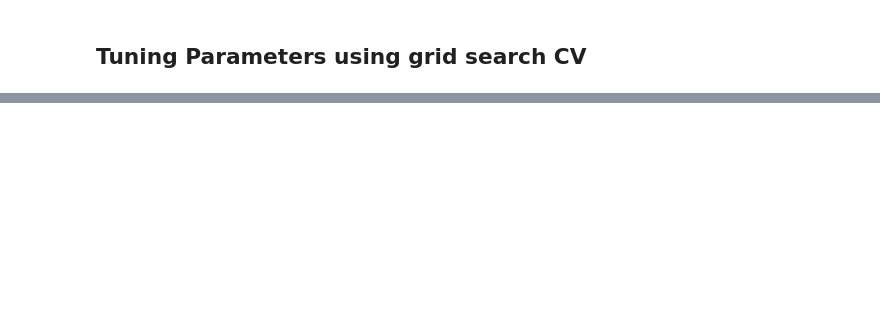
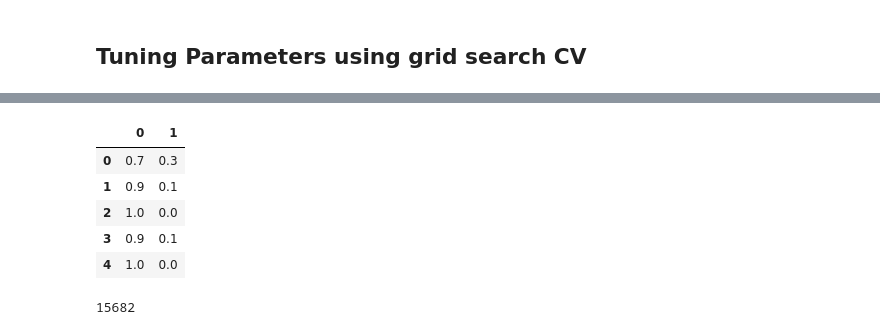
Before and after one commit to alabrashJr/ML_Project, a Jupyter notebook: Final Project.ipynb, the cells around one changed output, grey strips where cells are left out. Cells and saved outputs as stored; diff of their text form; code cells hidden in the pictures; blank space fills up the shorter version.

```diff
--- a/Final Project.ipynb
+++ b/Final Project.ipynb
@@ -477,0 +306,6 @@ avg / total       0.99      0.99      0.99       170
+# %%
+model=model=RandomForestClassifier(bootstrap=True,class_weight=None,criterion='gini',max_depth=15,max_features='auto',max_leaf_nodes=None,
+                            min_impurity_decrease=0.0,min_impurity_split=None,min_samples_leaf=10,min_samples_split=2,min_weight_fraction_leaf=0.0,
+                            n_estimators=10,n_jobs=None,oob_score=False,random_state=10,verbose=0,warm_start=False)
+model.fit (Xt_new, Yt_new)
+pred=model.predict_proba(test_X)
@@ -477,0 +323,10 @@ avg / total       0.99      0.99      0.99       170
+# %%
+RandomForestClassifier(bootstrap=True, class_weight=None, criterion='gini',
+            max_depth=30, max_features='auto', max_leaf_nodes=None,
+            min_impurity_decrease=0.0, min_impurity_split=None,
+            min_samples_leaf=1, min_samples_split=2,
+            min_weight_fraction_leaf=0.0, n_estimators=54, n_jobs=None,
+            oob_score=False, random_state=None, verbose=0,
+            warm_start=False)
+model.fit (Xt_new, Yt_new)
+pred=model.predict_proba(test_X)
@@ -477,0 +340,14 @@ avg / total       0.99      0.99      0.99       170
+# %%
+df2= pd.DataFrame(pred)
+df2.head()
+# %% [output]
+|  | 0 | 1 |
+| 0 | 0.7 | 0.3 |
+| 1 | 0.9 | 0.1 |
+| 2 | 1.0 | 0.0 |
+| 3 | 0.9 | 0.1 |
+| 4 | 1.0 | 0.0 |
+# %%
+len(df2[df2[1]>.5])
+# %% [output]
+15682
```
Also changed, not shown: parts of 100 cells of this notebook.
